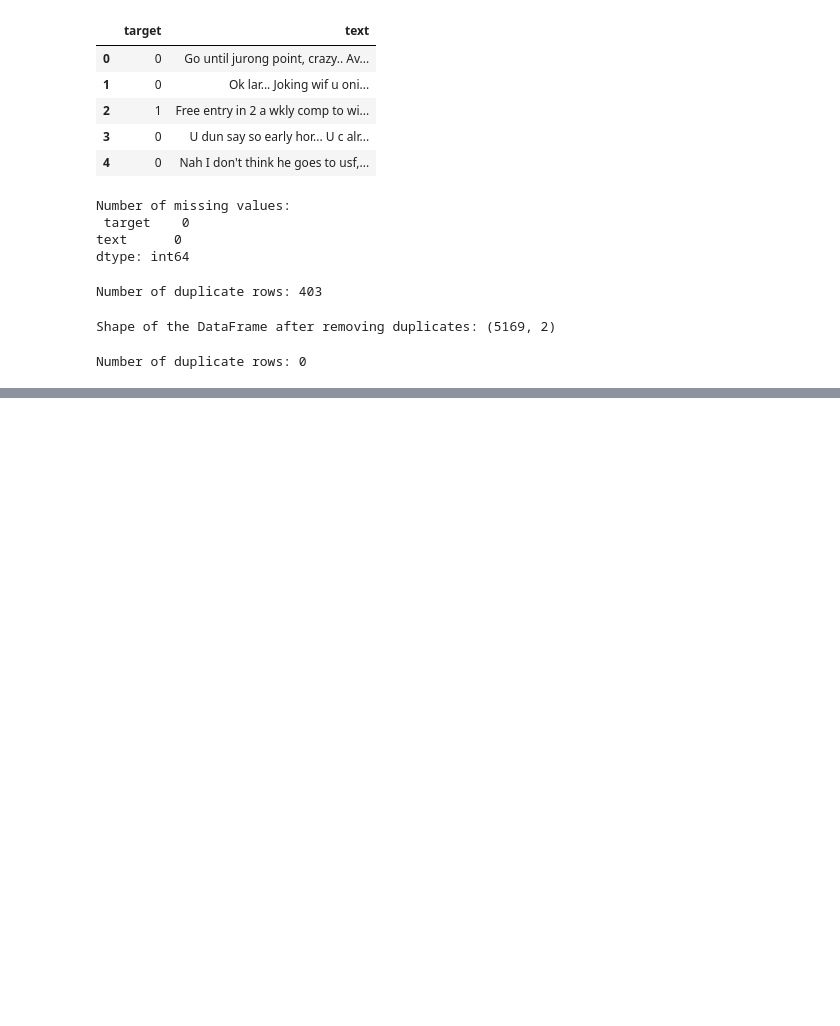
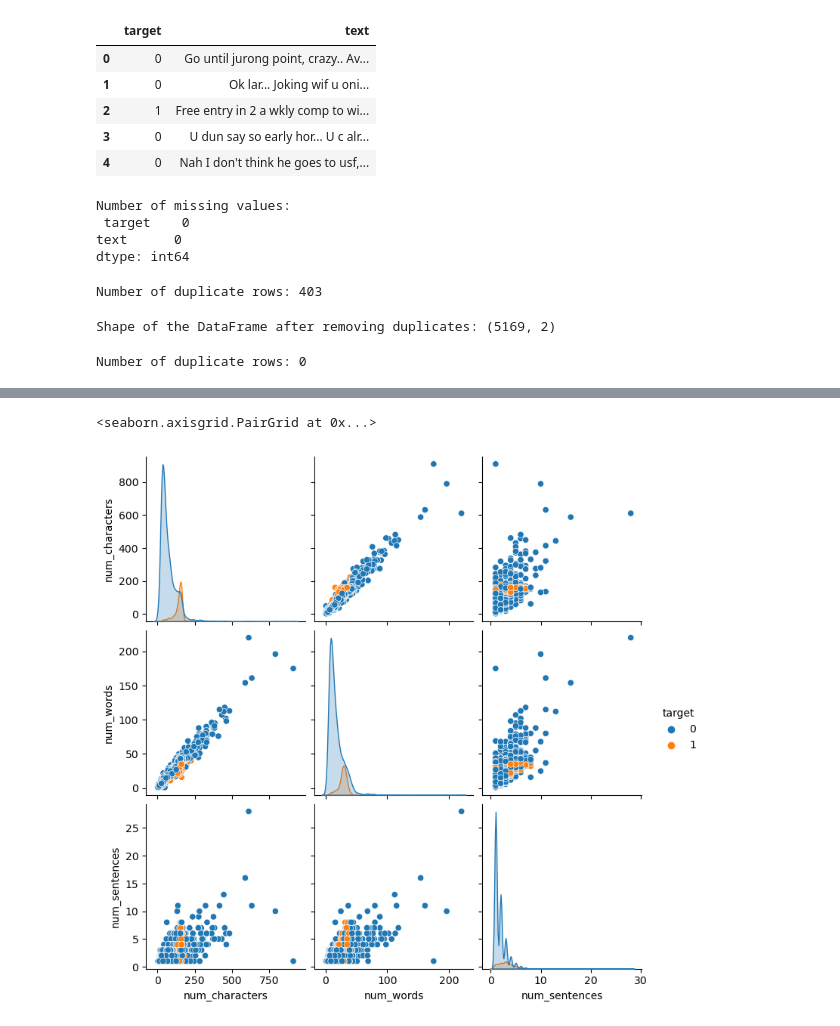
Before and after one commit to pChitral/SMS-Spam-Classifier, a Jupyter notebook: sms_classifier.ipynb, the cells around one changed output, grey strips where cells are left out. Cells and saved outputs as stored; diff of their text form; code cells hidden in the pictures; blank space fills up the shorter version.

```diff
--- a/sms_classifier.ipynb
+++ b/sms_classifier.ipynb
@@ -123,0 +275,5 @@ Number of duplicate rows: 0
+# %%
+sns.pairplot(df, hue='target')
+# %% [output]
+<seaborn.axisgrid.PairGrid at 0x...>
+[figure, added]
```
Also changed, not shown: parts of 24 cells of this notebook.
